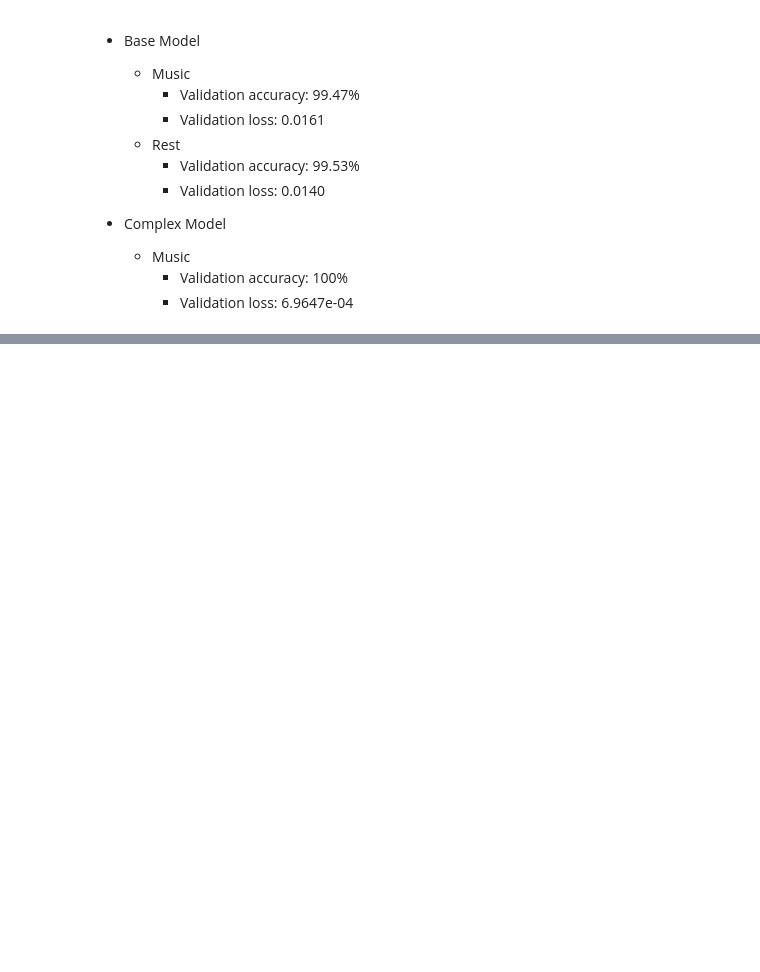
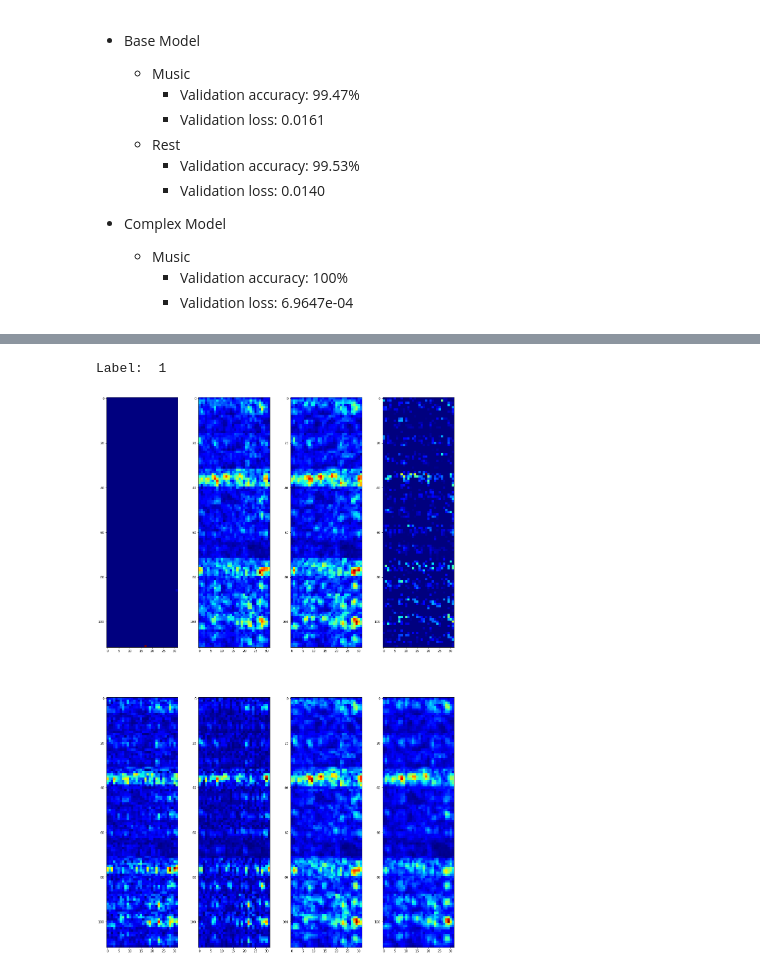
Before and after one commit to Koda98/CSE247-project, a Jupyter notebook: Spec_CNN.ipynb, the cells around one changed output, grey strips where cells are left out. Cells and saved outputs as stored; diff of their text form; code cells hidden in the pictures; blank space fills up the shorter version.

```diff
--- a/Spec_CNN.ipynb
+++ b/Spec_CNN.ipynb
@@ -350,0 +330,7 @@ _________________________________________________________________
+# %%
+from tensorflow.keras.models import Model
+layer_outputs = [layer.output for layer in complex_model.layers]
+for layer in layer_outputs:
+    print(layer)
+# feature_map_model = Model(inputs=complex_model.input, output=layer_outputs)
+feature_map_model = Model(complex_model.input, layer_outputs)
@@ -350,0 +348,9 @@ _________________________________________________________________
+# %%
+def display_activation(activations, col_size, row_size, act_index):
+    activation = activations[act_index]
+    activation_index=0
+    fig, ax = plt.subplots(row_size, col_size, figsize=(row_size*10,col_size*8))
+    for row in range(0,row_size):
+        for col in range(0,col_size):
+            ax[row][col].imshow(activation[0, :, :, activation_index], cmap='jet')
+            activation_index += 1
@@ -350,0 +362,9 @@ _________________________________________________________________
+# %%
+index = 100
+
+activations = feature_map_model.predict(X_train[index].reshape(1,448,128,1))
+display_activation(activations, 4, 2, 3)
+print("Label: ", y_train[index])
+# %% [output]
+Label:  1
+[figure, added]
```
Also changed, not shown: parts of 16 cells of this notebook, 1 other file.
